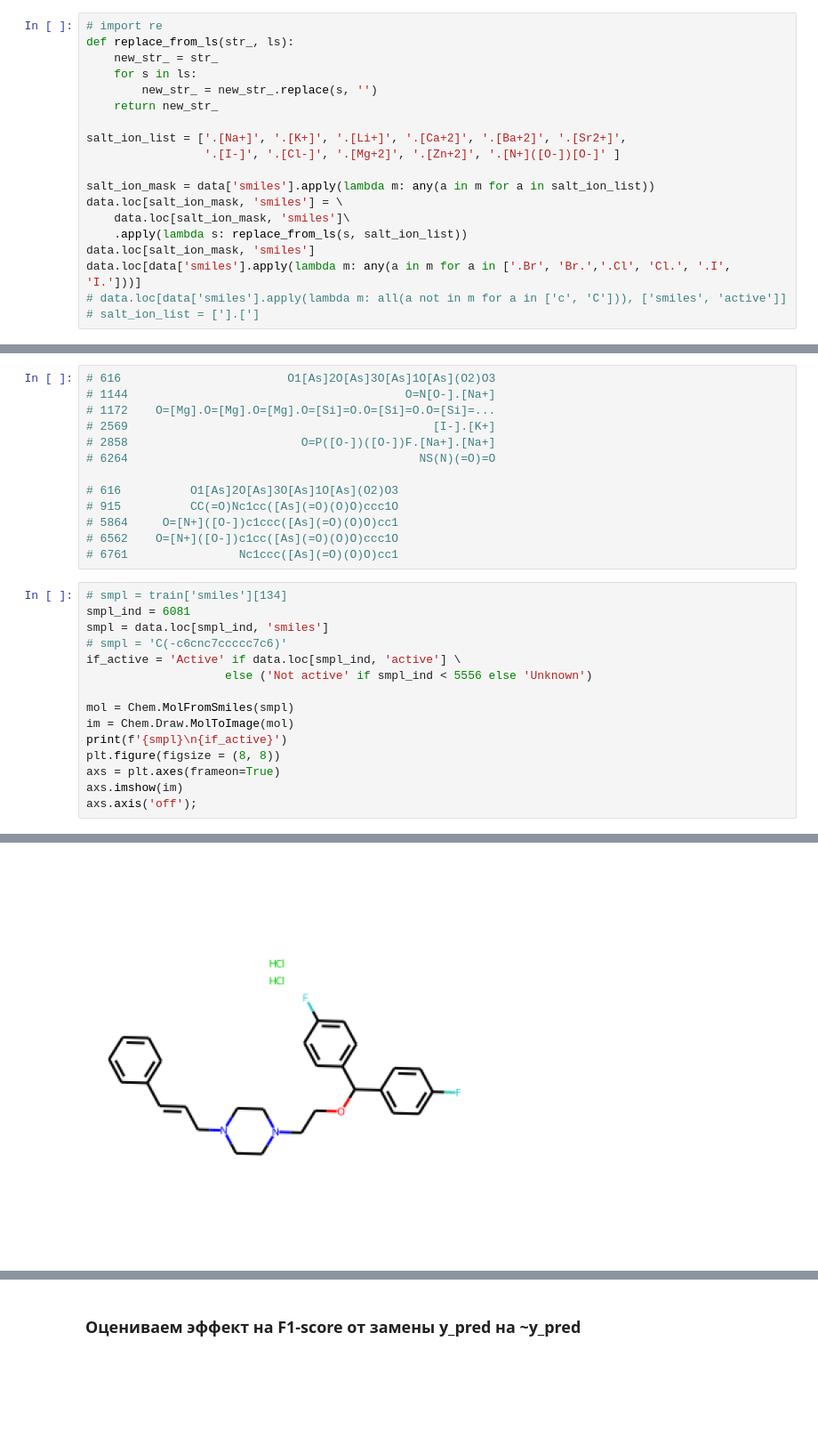
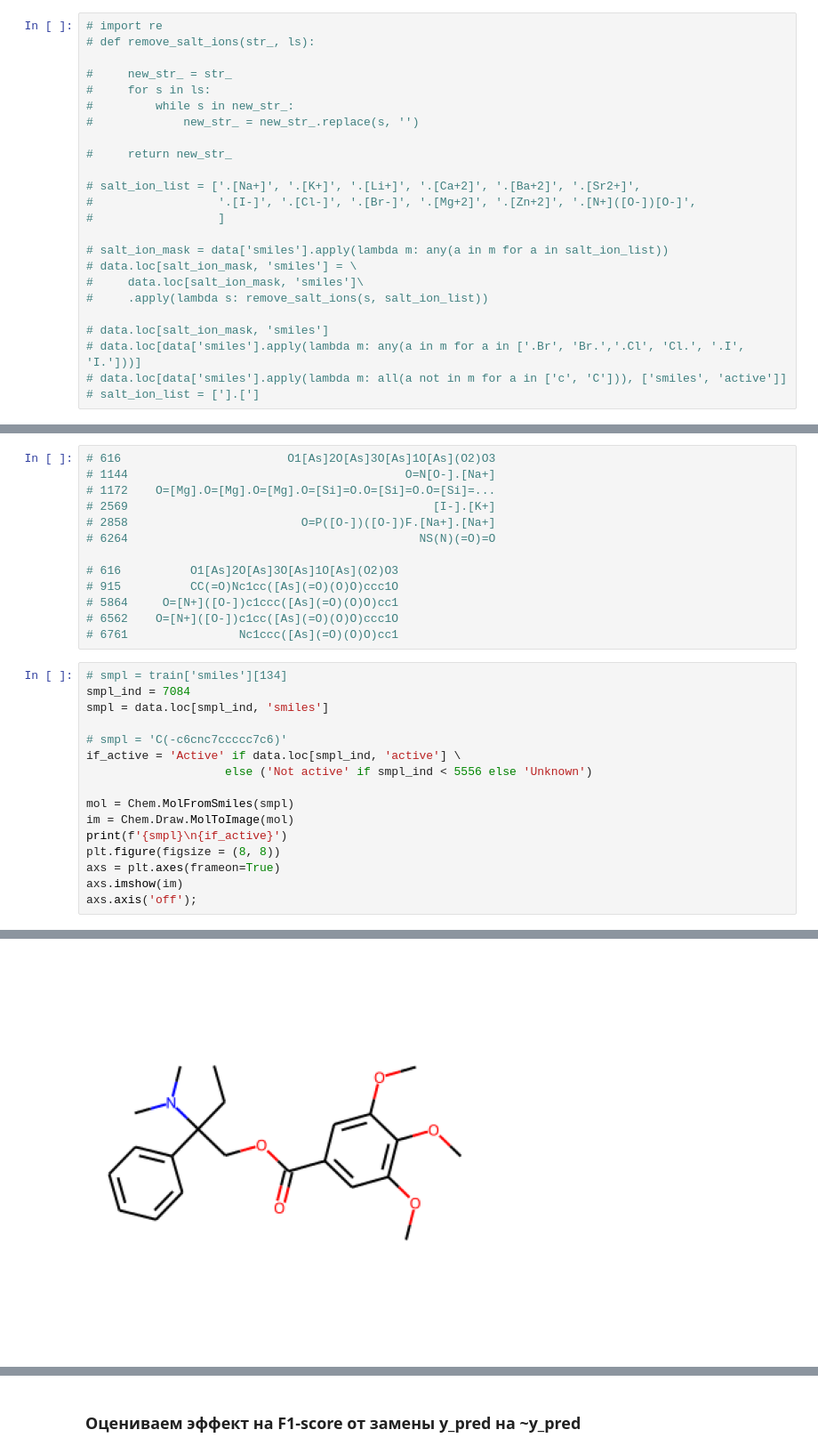
Before and after one commit to akitim/Ligand_activity_prediction_GlobalAI2022, a Jupyter notebook: ligand_activity_prediction.ipynb, the cells around one changed output, grey strips where cells are left out. Shown at 89% size. Saved outputs shown, nothing was run; the diff lists cells and outputs as text; blank space fills up the shorter version.

```diff
--- a/ligand_activity_prediction.ipynb
+++ b/ligand_activity_prediction.ipynb
@@ -119,20 +146,25 @@ Not active: 5351
 # %%
 # import re
-def replace_from_ls(str_, ls):
-    new_str_ = str_
-    for s in ls:
-        new_str_ = new_str_.replace(s, '')
-    return new_str_
+# def remove_salt_ions(str_, ls):
 
-salt_ion_list = ['.[Na+]', '.[K+]', '.[Li+]', '.[Ca+2]', '.[Ba+2]', '.[Sr2+]',
-                 '.[I-]', '.[Cl-]', '.[Mg+2]', '.[Zn+2]', '.[N+]([O-])[O-]' ]
+#     new_str_ = str_
+#     for s in ls:
+#         while s in new_str_:
+#             new_str_ = new_str_.replace(s, '')
 
-salt_ion_mask = data['smiles'].apply(lambda m: any(a in m for a in salt_ion_list))
-data.loc[salt_ion_mask, 'smiles'] = \
-    data.loc[salt_ion_mask, 'smiles']\
-    .apply(lambda s: replace_from_ls(s, salt_ion_list))
-data.loc[salt_ion_mask, 'smiles']
-data.loc[data['smiles'].apply(lambda m: any(a in m for a in ['.Br', 'Br.','.Cl', 'Cl.', '.I', 'I.']))]
+#     return new_str_
+
+# salt_ion_list = ['.[Na+]', '.[K+]', '.[Li+]', '.[Ca+2]', '.[Ba+2]', '.[Sr2+]',
+#                  '.[I-]', '.[Cl-]', '.[Br-]', '.[Mg+2]', '.[Zn+2]', '.[N+]([O-])[O-]',
+#                  ]
+
+# salt_ion_mask = data['smiles'].apply(lambda m: any(a in m for a in salt_ion_list))
+# data.loc[salt_ion_mask, 'smiles'] = \
+#     data.loc[salt_ion_mask, 'smiles']\
+#     .apply(lambda s: remove_salt_ions(s, salt_ion_list))
+
+# data.loc[salt_ion_mask, 'smiles']
+# data.loc[data['smiles'].apply(lambda m: any(a in m for a in ['.Br', 'Br.','.Cl', 'Cl.', '.I', 'I.']))]
 # data.loc[data['smiles'].apply(lambda m: all(a not in m for a in ['c', 'C'])), ['smiles', 'active']]
 # salt_ion_list = ['].[']
 # %% [output]
@@ -349,8 +393,9 @@ str
 # 6761                Nc1ccc([As](=O)(O)O)cc1
 # %%
 # smpl = train['smiles'][134]
-smpl_ind = 6081
+smpl_ind = 7084
 smpl = data.loc[smpl_ind, 'smiles']
+
 # smpl = 'C(-c6cnc7ccccc7c6)'
 if_active = 'Active' if data.loc[smpl_ind, 'active'] \
                     else ('Not active' if smpl_ind < 5556 else 'Unknown')
@@ -367,3 +412,3 @@ Cl.Cl.Fc1ccc(C(OCCN2CCN(C/C=C/c3ccccc3)CC2)c2ccc(F)cc2)cc1
 Unknown
-[figure, old version]
+[figure, new version]
 # %% [markdown]
```
Also changed, not shown: parts of 15 cells of this notebook.
